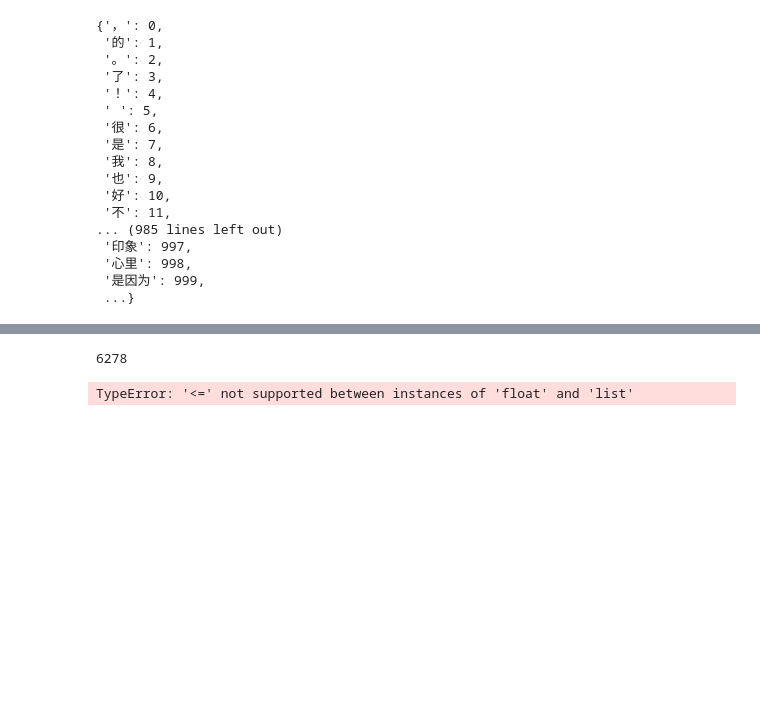
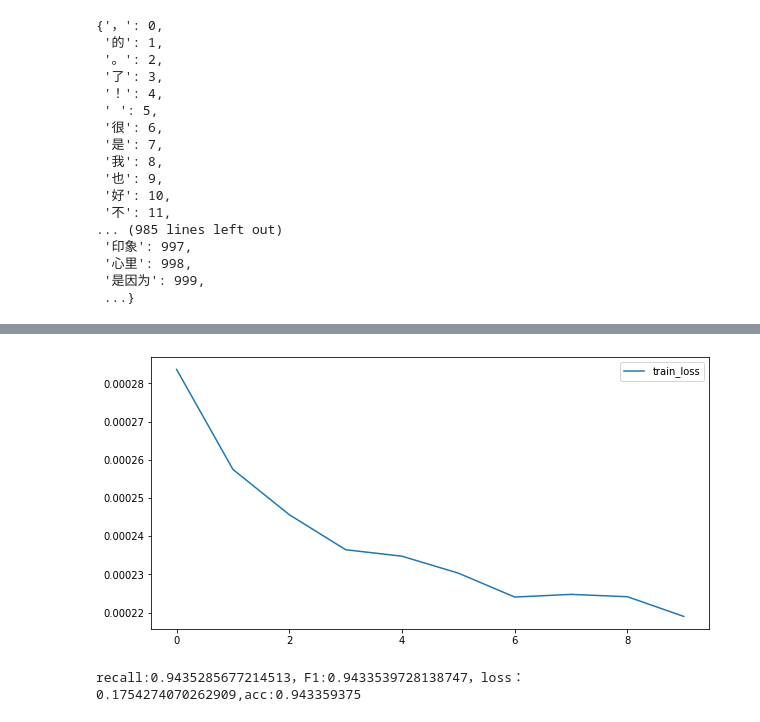
Before and after one commit to 941307914/Paper-Reproduction, a Jupyter notebook: NLP/AttBiLSTM/BiLSTM_Attention.ipynb, the cells around one changed output, grey strips where cells are left out. Cells and saved outputs as stored; diff of their text form; code cells hidden in the pictures; blank space fills up the shorter version.

```diff
--- a/NLP/AttBiLSTM/BiLSTM_Attention.ipynb
+++ b/NLP/AttBiLSTM/BiLSTM_Attention.ipynb
@@ -211,19 +211,21 @@ train_input,val_input,train_labels,val_labels = create_train_val_set(data_input,
 class modeldataset(Dataset):
     def __init__(self,inputs,labels):
         self.inputs = inputs
-        self.labels = labels
+        ### 将list中元素中为str的元素转换成int
+        self.labels = [int(i) for i in labels]
 
     def __len__(self):
         return len(self.inputs)
 
     def __getitem__(self,index):
-        return self.inputs[index],self.labels[index]
+        # return self.inputs[index],self.labels[index]
+        ### 将labels的list中元素中为str的元素转换成int
+        ### 将labels标签，根据0和1的值，设置成二分类
+        # if(self.labels[index]==0):
+        #     labels = np.array([1,0])
+        # else:
+        #     labels = np.array([0,1])
+        return torch.tensor(self.inputs[index],dtype=torch.long),torch.tensor(self.labels[index],dtype=torch.float32)
 # %%
 train_dataset = modeldataset(train_input,train_labels)
 val_dataset = modeldataset(val_input,val_labels)
-# %%
-### 创建训练和验证时用的dataloader
-train_dataloader = DataLoader(train_dataset,batch_size=32,shuffle=True)
-for idx,(batch_x,batch_y) in enumerate(train_dataloader):
-    print(batch_x,batch_y)
-    break
@@ -248,7 +232,7 @@ for idx,(batch_x,batch_y) in enumerate(train_dataloader):
 # %%
 ### 创建AttBiLSTM模型,结合上面的embedding层
 class AttBiLSTM(nn.Module):
-    def __init__(self,embedding_layer,vocab_size,embedding_dim,hidden_dim,num_classes=2,dropout=0.5):
+    def __init__(self,embedding_layer,vocab_size,embedding_dim,hidden_dim,num_classes=1,dropout=0.5):
         super(AttBiLSTM,self).__init__()
         self.vocab_size = vocab_size
         self.embedding_dim = embedding_dim
@@ -266,7 +250,7 @@ class AttBiLSTM(nn.Module):
         att_weight = torch.bmm(lstm_output,hidden).squeeze(2) ### [batch_size, n_step]
         soft_att_weight = F.softmax(att_weight,dim=1) ### [batch_size, n_step]
         att_output = torch.bmm(lstm_output.transpose(1,2),soft_att_weight.unsqueeze(2)).squeeze(2) ### [batch_size, n_hidden * num_directions(=2)]
-        return att_output,soft_att_weight.data.numpy() ### [batch_size, n_hidden * num_directions(=2)]
+        return att_output,soft_att_weight.data ### [batch_size, n_hidden * num_directions(=2)]
 
     def forward(self,inputs):
         embedding_output = self.embedding_layer(inputs) ### [batch_size, n_step, embedding_dim]
@@ -276,5 +260,9 @@ class AttBiLSTM(nn.Module):
         att_output,att_weight = self.attention(lstm_output,final_hidden_state) ### [batch_size, n_hidden * num_directions(=2)]
 
         dropout_output = self.dropout(att_output)
+        ### [batch_size, n_hidden * num_directions(=2)] -> [batch_size, n_hidden * num_directions(=2)]
         fc_output = self.fc(dropout_output)
+        ### [batch_size, n_hidden * num_directions(=2)] -> [batch_size, num_classes]
+
+
         return fc_output
@@ -280,0 +275,5 @@ class AttBiLSTM(nn.Module):
+# %%
+device = torch.device('cuda' if torch.cuda.is_available() else 'cpu')
+
+### 模型和数据都导入到模型中
+model.to(device)
@@ -338,7 +371,8 @@ hidden_dim = 128
-# %%
-### 创建AttBiLSTM模型
-model = AttBiLSTM(embedding_layer=embedding,vocab_size=embedding_matrix.shape[0],embedding_dim=embedding_matrix.shape[1],hidden_dim=hidden_dim)
-train_model(model,train_input,train_labels,val_input,val_labels)
-# %% [output]
-6278
-TypeError: '<=' not supported between instances of 'float' and 'list'
+# %%
+### 根据train_loss_list绘制损失值曲线
+plt.figure(figsize=(10,5))
+plt.plot(train_loss_list,label='train_loss')
+plt.legend()
+plt.show()
+# %% [output]
+[figure, added]
@@ -344,0 +448,4 @@ TypeError: '<=' not supported between instances of 'float' and 'list'
+# %%
+print('recall:{}，F1:{}，loss：{},acc:{}'.format(best_call,best_F1,best_loss,best_acc))
+# %% [output]
+recall:0.9435285677214513，F1:0.9433539728138747，loss：0.1754274070262909,acc:0.943359375
```
Also changed, not shown: parts of 12 cells of this notebook, 10 other files.
